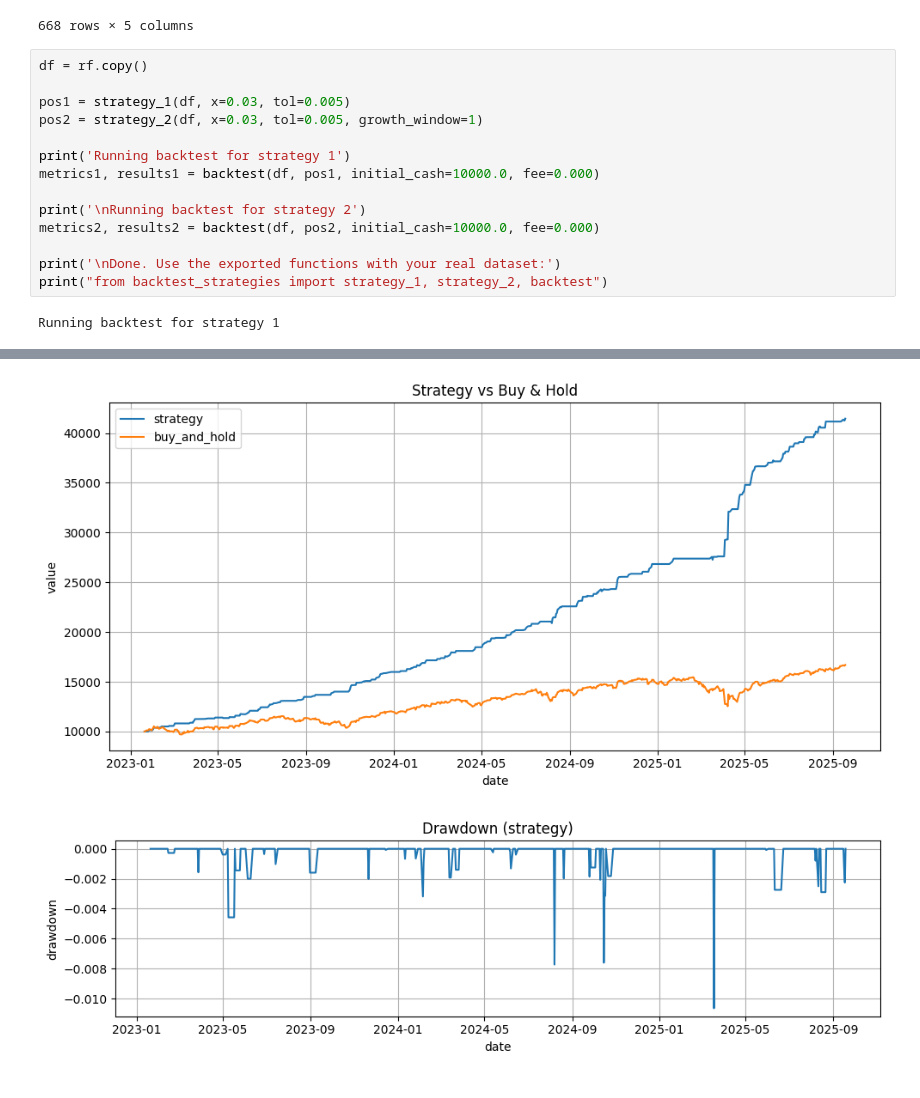
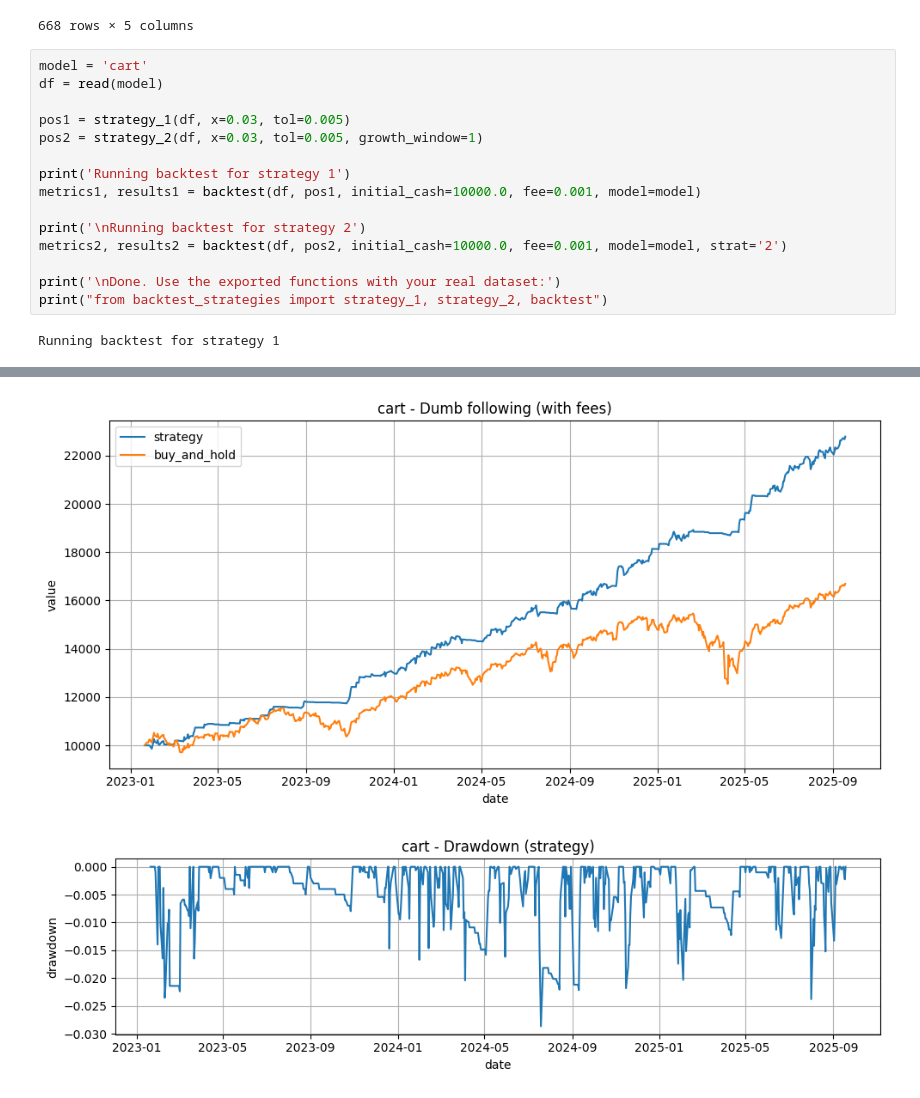
Before and after one commit to Alazuz/bigdata_project, a Jupyter notebook: strat_backtest.ipynb, the cells around one changed output, grey strips where cells are left out. Saved outputs shown, nothing was run; the diff lists cells and outputs as text.

```diff
--- a/strat_backtest.ipynb
+++ b/strat_backtest.ipynb
@@ -494,16 +522,17 @@ rf
 | 667 | 2025-09-18 | 6693.75 | 6613.31740 | False | 6631.96 |
 668 rows × 5 columns
 # %%
-df = rf.copy()
+model = 'cart'
+df = read(model)
 
 pos1 = strategy_1(df, x=0.03, tol=0.005)
 pos2 = strategy_2(df, x=0.03, tol=0.005, growth_window=1)
 
 print('Running backtest for strategy 1')
-metrics1, results1 = backtest(df, pos1, initial_cash=10000.0, fee=0.000)
+metrics1, results1 = backtest(df, pos1, initial_cash=10000.0, fee=0.001, model=model)
 
 print('\nRunning backtest for strategy 2')
-metrics2, results2 = backtest(df, pos2, initial_cash=10000.0, fee=0.000)
+metrics2, results2 = backtest(df, pos2, initial_cash=10000.0, fee=0.001, model=model, strat='2')
 
 print('\nDone. Use the exported functions with your real dataset:')
 print("from backtest_strategies import strategy_1, strategy_2, backtest")
@@ -533,3 +562,3 @@ Running backtest for strategy 2
-[figure, old version]
+[figure, new version]
-[figure, old version]
+[figure, new version]
 --- Performance summary ---
```
Also changed, not shown: parts of 3 cells of this notebook, 2 other files.
